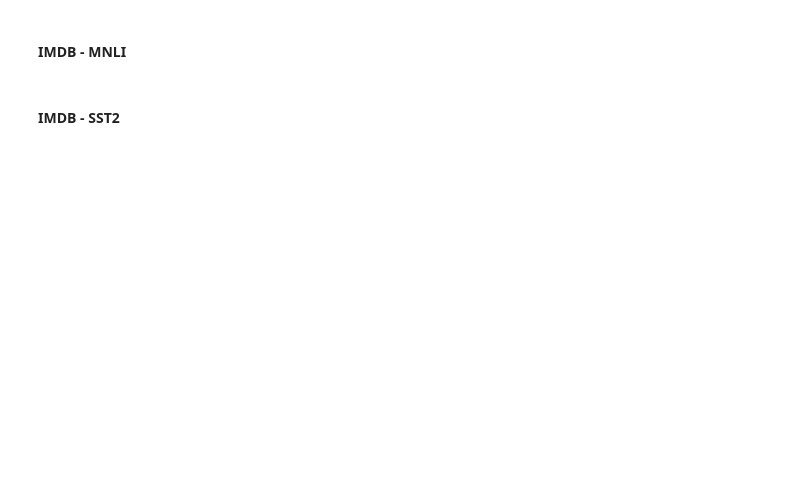
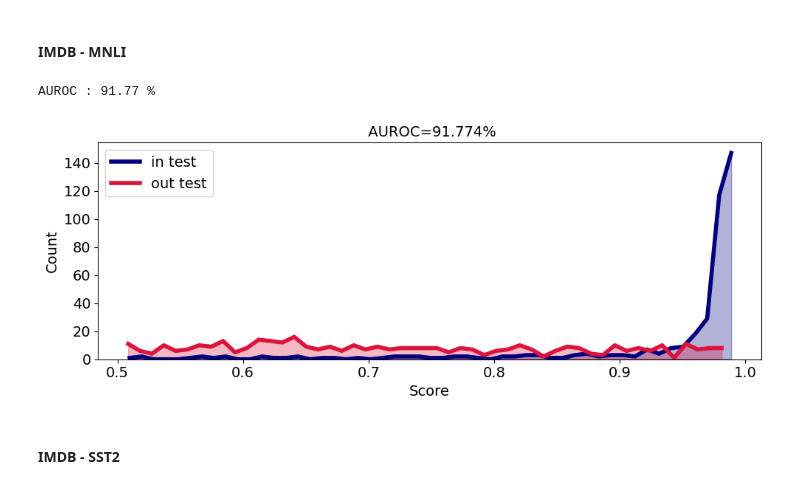
Before and after one commit to Julien2048/NLP_Project_OOD, a Jupyter notebook: Notebooks/get_metric_ood.ipynb, the cells around one changed output. Saved outputs shown, nothing was run; the diff lists cells and outputs as text; code cells hidden in the pictures; blank space fills up the shorter version.

```diff
--- a/Notebooks/get_metric_ood.ipynb
+++ b/Notebooks/get_metric_ood.ipynb
@@ -170,2 +183,14 @@ results()
+# %%
+softmax_imdb_mnli = MaxSoftmax(
+    imdb_logits_test,
+    mnli_logits_test,
+)
+
+onehots_imdb_mnli, scores_imdb_mnli = softmax_imdb_mnli()
+results_imdb_mnli = ResultsOOD(onehots_imdb_mnli, scores_imdb_mnli)
+results_imdb_mnli()
+# %% [output]
+AUROC : 91.77 %
+[figure, added]
 # %% [markdown]
 #### IMDB - SST2
```
Also changed, not shown: parts of 21 cells of this notebook, 2 other files.
